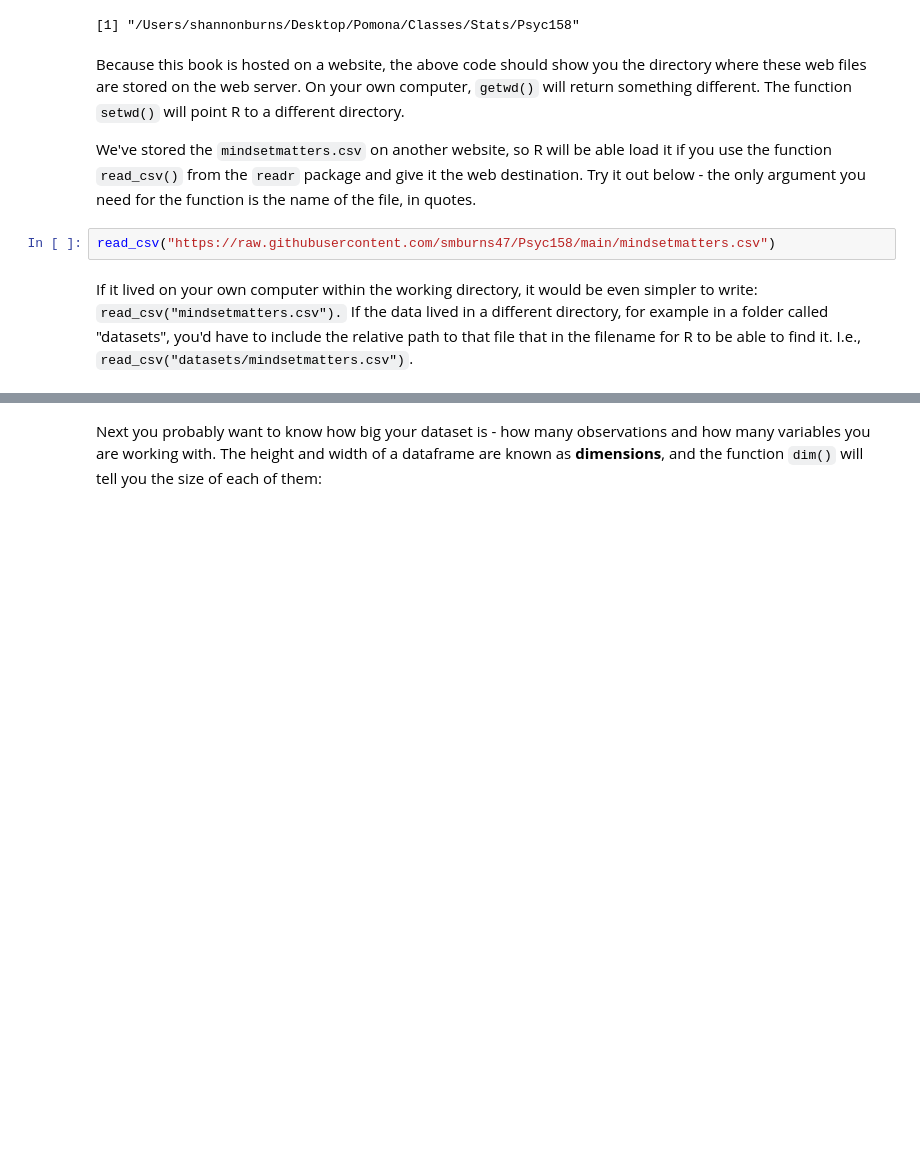
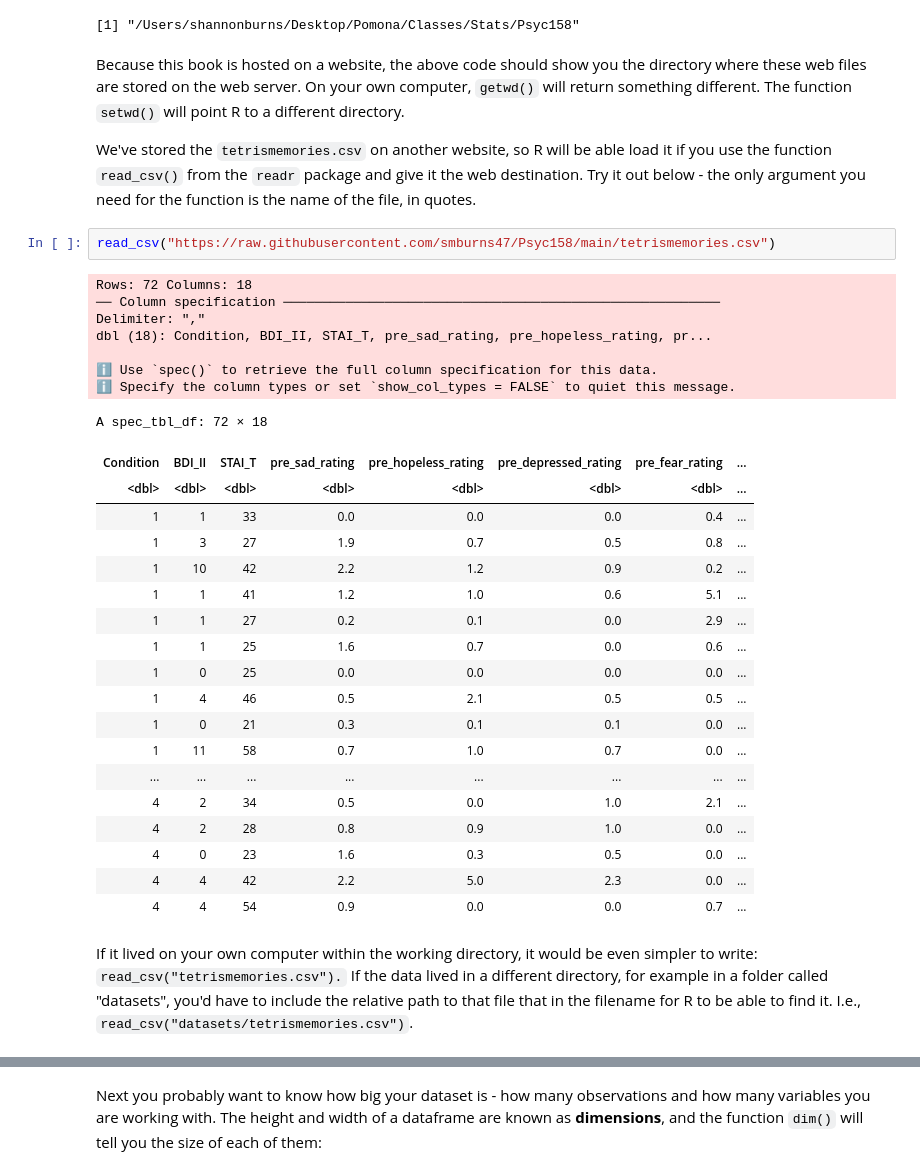
Before and after one commit to smburns47/Psyc158, a Jupyter notebook: chapter-4.ipynb, the cells around one changed output, grey strips where cells are left out. Saved outputs shown, nothing was run; the diff lists cells and outputs as text; blank space fills up the shorter version.

Commit message:
update practice dataset

````diff
--- a/chapter-4.ipynb
+++ b/chapter-4.ipynb
@@ -92,11 +92,38 @@ getwd()
 # %% [markdown]
 Because this book is hosted on a website, the above code should show you the directory where these web files are stored on the web server. On your own computer, ```getwd()``` will return something different. The function ```setwd()``` will point R to a different directory.
 
-We've stored the ```mindsetmatters.csv``` on another website, so R will be able load it if you use the function ```read_csv()``` from the ```readr``` package and give it the web destination. Try it out below - the only argument you need for the function is the name of the file, in quotes.
+We've stored the ```tetrismemories.csv``` on another website, so R will be able load it if you use the function ```read_csv()``` from the ```readr``` package and give it the web destination. Try it out below - the only argument you need for the function is the name of the file, in quotes.
 # %%
-read_csv("https://raw.githubusercontent.com/smburns47/Psyc158/main/mindsetmatters.csv")
+read_csv("https://raw.githubusercontent.com/smburns47/Psyc158/main/tetrismemories.csv")
+# %% [output]
+Rows: 72 Columns: 18
+── Column specification ────────────────────────────────────────────────────────
+Delimiter: ","
+dbl (18): Condition, BDI_II, STAI_T, pre_sad_rating, pre_hopeless_rating, pr...
+
+ℹ Use `spec()` to retrieve the full column specification for this data.
+ℹ Specify the column types or set `show_col_types = FALSE` to quiet this message.
+A spec_tbl_df: 72 × 18
+| Condition | BDI_II | STAI_T | pre_sad_rating | pre_hopeless_rating | pre_depressed_rating | pre_fear_rating | ... |
+| <dbl> | <dbl> | <dbl> | <dbl> | <dbl> | <dbl> | <dbl> | ... |
+| 1 | 1 | 33 | 0.0 | 0.0 | 0.0 | 0.4 | ... |
+| 1 | 3 | 27 | 1.9 | 0.7 | 0.5 | 0.8 | ... |
+| 1 | 10 | 42 | 2.2 | 1.2 | 0.9 | 0.2 | ... |
+| 1 | 1 | 41 | 1.2 | 1.0 | 0.6 | 5.1 | ... |
+| 1 | 1 | 27 | 0.2 | 0.1 | 0.0 | 2.9 | ... |
+| 1 | 1 | 25 | 1.6 | 0.7 | 0.0 | 0.6 | ... |
+| 1 | 0 | 25 | 0.0 | 0.0 | 0.0 | 0.0 | ... |
+| 1 | 4 | 46 | 0.5 | 2.1 | 0.5 | 0.5 | ... |
+| 1 | 0 | 21 | 0.3 | 0.1 | 0.1 | 0.0 | ... |
+| 1 | 11 | 58 | 0.7 | 1.0 | 0.7 | 0.0 | ... |
+| ... | ... | ... | ... | ... | ... | ... | ... |
+| 4 | 2 | 34 | 0.5 | 0.0 | 1.0 | 2.1 | ... |
+| 4 | 2 | 28 | 0.8 | 0.9 | 1.0 | 0.0 | ... |
+| 4 | 0 | 23 | 1.6 | 0.3 | 0.5 | 0.0 | ... |
+| 4 | 4 | 42 | 2.2 | 5.0 | 2.3 | 0.0 | ... |
+| 4 | 4 | 54 | 0.9 | 0.0 | 0.0 | 0.7 | ... |
 # %% [markdown]
-If it lived on your own computer within the working directory, it would be even simpler to write: ```read_csv("mindsetmatters.csv").``` If the data lived in a different directory, for example in a folder called "datasets", you'd have to include the relative path to that file that in the filename for R to be able to find it. I.e., ```read_csv("datasets/mindsetmatters.csv")```.
+If it lived on your own computer within the working directory, it would be even simpler to write: ```read_csv("tetrismemories.csv").``` If the data lived in a different directory, for example in a folder called "datasets", you'd have to include the relative path to that file that in the filename for R to be able to find it. I.e., ```read_csv("datasets/tetrismemories.csv")```.
 # %% [markdown]
 ## 4.3 Looking at data
 
````
Also changed, not shown: parts of 49 cells of this notebook, 2 other files.
